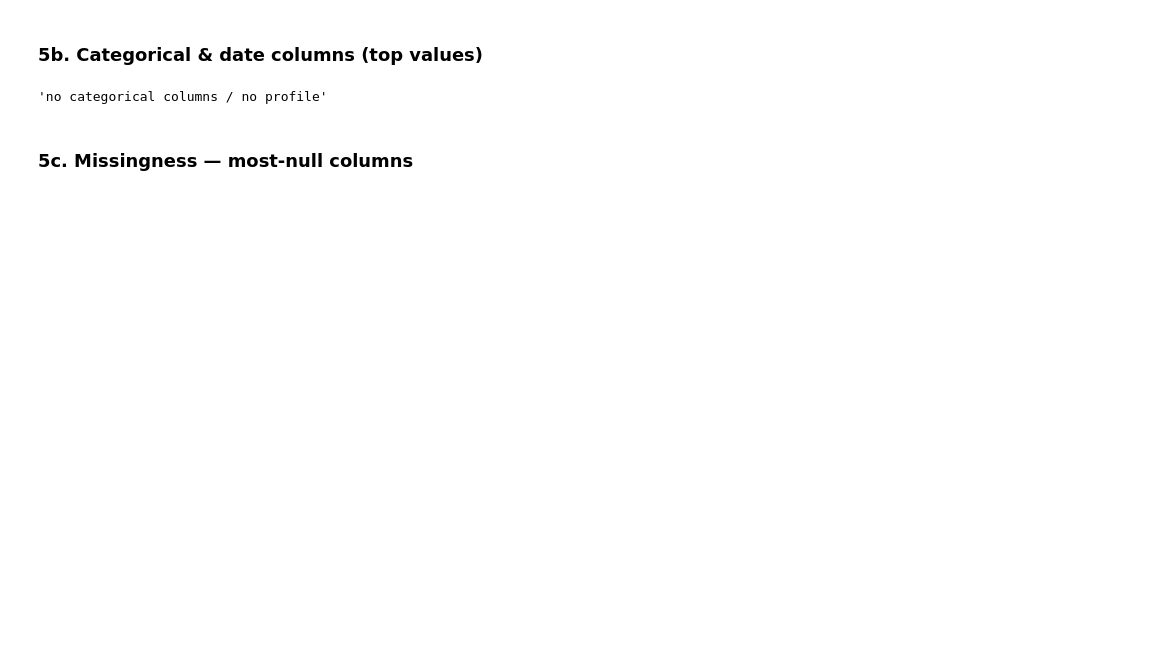
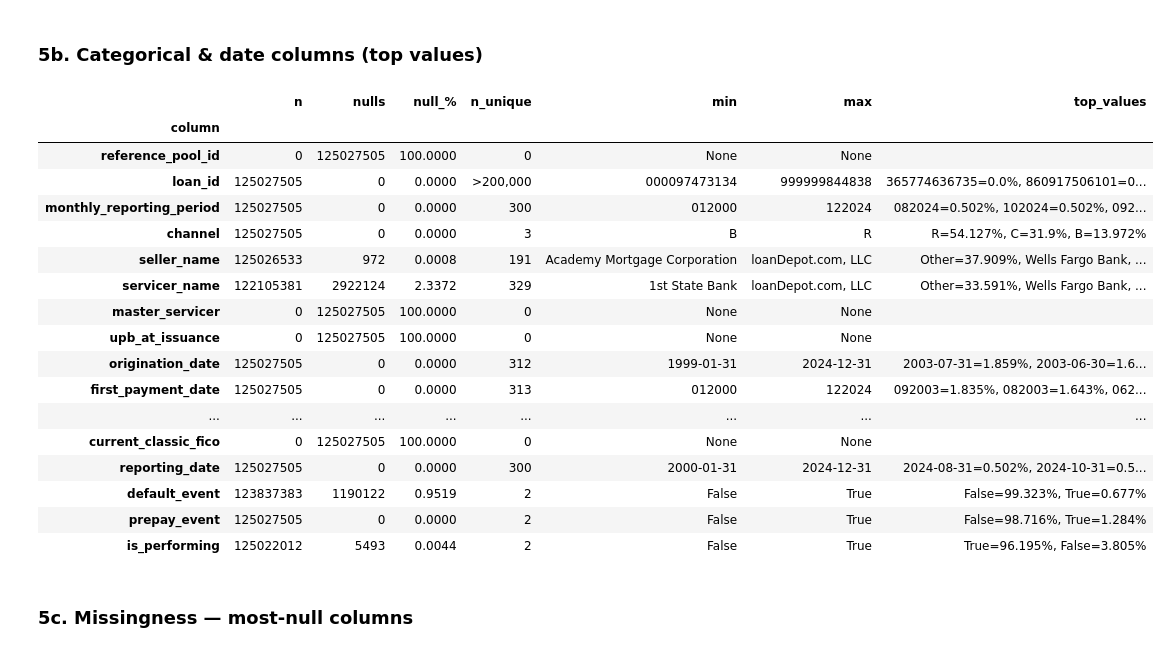
Before and after one commit to sriramarun/credit-foundation-model, a Jupyter notebook: notebooks/06_fannie_data_bible.ipynb, the cells around one changed output. Saved outputs shown, nothing was run; the diff lists cells and outputs as text; code cells hidden in the pictures; blank space fills up the shorter version.

```diff
--- a/notebooks/06_fannie_data_bible.ipynb
+++ b/notebooks/06_fannie_data_bible.ipynb
@@ -413,9 +652,26 @@ NUM if not NUM.empty else 'no numeric columns / no profile'
 # %% [markdown]
 ### 5b. Categorical &amp; date columns (top values)
 # %%
-CAT if not CAT.empty else 'no categorical columns / no profile'
+CAT if not CAT.empty else 'no per-column stats — generate the full profile (see above)'
 # %% [output]
-'no categorical columns / no profile'
+|  | n | nulls | null_% | n_unique | min | max | top_values |
+| column |  |  |  |  |  |  |  |
+| reference_pool_id | 0 | 125027505 | 100.0000 | 0 | None | None |  |
+| loan_id | 125027505 | 0 | 0.0000 | >200,000 | 000097473134 | 999999844838 | 365774636735=0.0%, 860917506101=0... |
+| monthly_reporting_period | 125027505 | 0 | 0.0000 | 300 | 012000 | 122024 | 082024=0.502%, 102024=0.502%, 092... |
+| channel | 125027505 | 0 | 0.0000 | 3 | B | R | R=54.127%, C=31.9%, B=13.972% |
+| seller_name | 125026533 | 972 | 0.0008 | 191 | Academy Mortgage Corporation | loanDepot.com, LLC | Other=37.909%, Wells Fargo Bank, ... |
+| servicer_name | 122105381 | 2922124 | 2.3372 | 329 | 1st State Bank | loanDepot.com, LLC | Other=33.591%, Wells Fargo Bank, ... |
+| master_servicer | 0 | 125027505 | 100.0000 | 0 | None | None |  |
+| upb_at_issuance | 0 | 125027505 | 100.0000 | 0 | None | None |  |
+| origination_date | 125027505 | 0 | 0.0000 | 312 | 1999-01-31 | 2024-12-31 | 2003-07-31=1.859%, 2003-06-30=1.6... |
+| first_payment_date | 125027505 | 0 | 0.0000 | 313 | 012000 | 122024 | 092003=1.835%, 082003=1.643%, 062... |
+| ... | ... | ... | ... | ... | ... | ... | ... |
+| current_classic_fico | 0 | 125027505 | 100.0000 | 0 | None | None |  |
+| reporting_date | 125027505 | 0 | 0.0000 | 300 | 2000-01-31 | 2024-12-31 | 2024-08-31=0.502%, 2024-10-31=0.5... |
+| default_event | 123837383 | 1190122 | 0.9519 | 2 | False | True | False=99.323%, True=0.677% |
+| prepay_event | 125027505 | 0 | 0.0000 | 2 | False | True | False=98.716%, True=1.284% |
+| is_performing | 125022012 | 5493 | 0.0044 | 2 | False | True | True=96.195%, False=3.805% |
 # %% [markdown]
 ### 5c. Missingness — most-null columns
 # %%
```
Also changed, not shown: parts of 20 cells of this notebook, 1 other file.
